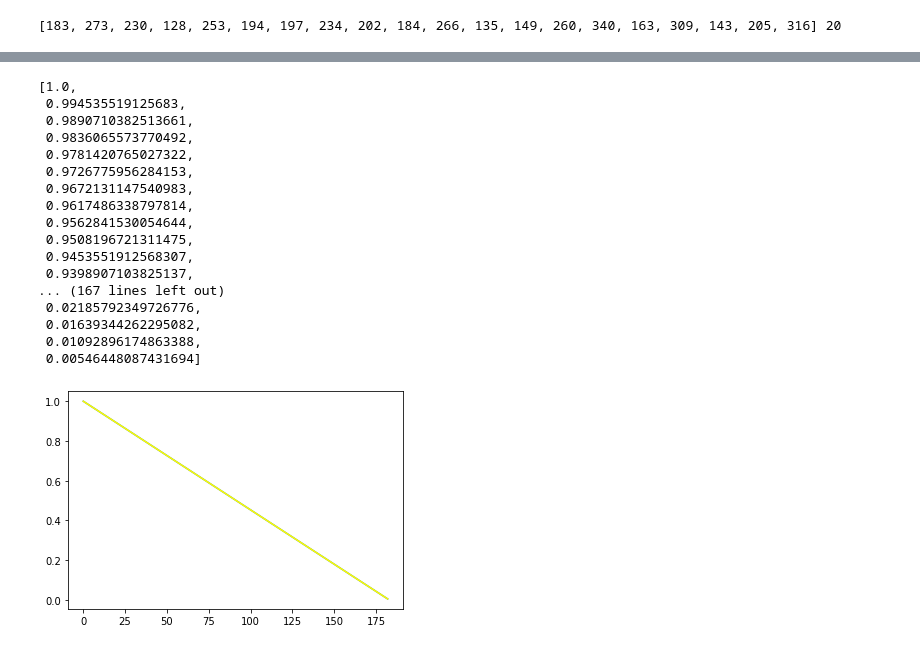
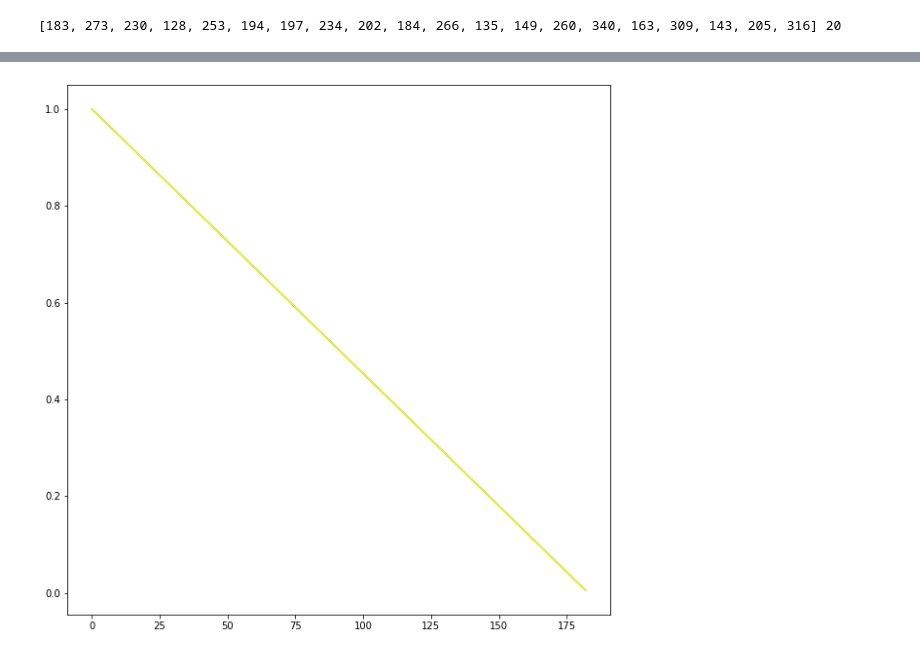
Before and after one commit to erskordi/RL_Reliability, a Jupyter notebook: ddpg_rl_rul.ipynb, the cells around one changed output, grey strips where cells are left out. Drawn from its saved outputs; the diff is of its cells as text; code cells hidden in the pictures.

Commit message:
DDPG results;plots;fixed some errors

```diff
--- a/ddpg_rl_rul.ipynb
+++ b/ddpg_rl_rul.ipynb
@@ -341,20 +349,14 @@ plt.show()
 # %% [markdown]
 ## Evaluate policy
 # %%
-file_path = "CMAPSSData/train_FD002.txt"
-num_settings = 3
-num_sensors = 21
-num_units = 40
-prev_step_units = 240
-step = ""
-
 # Test data
-t_data = DataPrep(file=file_path,
-                num_settings=num_settings,
-                num_sensors=num_sensors,
-                num_units=num_units,
-                prev_step_units=prev_step_units,
-                step=step,
+t_data = DataPrep(file = const.file_path,
+                num_settings = const.num_settings,
+                num_sensors = const.num_sensors,
+                num_units = 20,
+                prev_step_units = 240,
+                step = const.step[2],
                 normalization_type="01")
 
 test_df = t_data.ReadData()
+test_df
@@ -389,10 +395,10 @@ vae = VAE(latent_dim=1,image_size=25)
 env_config = {
     "df": test_df,
     "timestep": 0,
-    "obs_size": num_settings+num_sensors+1,
+    "obs_size": const.num_settings+const.num_sensors+1,
     "engines": num_engines,
     "engine_lives": engine_lives,
-    "decoder_model": vae.load_models(),
+    "decoder_model": decoder,
 }
 
 print("env_config: ", env_config)
@@ -454,43 +435,27 @@ def trained_policy(state, noise_object):
     return np.asarray([np.squeeze(legal_action)])
 # %%
 est_rul = []
+est_sensor1 = []
 state = tf.expand_dims(env.reset(), 0)
 ou_noise = OUActionNoise(mean=np.zeros(1), std_deviation=float(0.0) * np.ones(1))
 action = target_actor(state, training=False).numpy()[0]
 obs, _, _, _ = env.step(action)
 est_rul.append(obs[0])
+est_sensor1.append(obs[5])
 # %%
 for t in range(1,engine_lives[0]):
     action = target_actor(state, training=False).numpy()[0]
     obs, _, _, _ = env.step(action)
     est_rul.append(obs[0])
+    est_sensor1.append(obs[5])
     state = tf.reshape(tf.constant(obs.to_list()),[1,25])
     #print(rew, done)
-# %%
-est_rul
-# %% [output]
-[1.0,
- 0.994535519125683,
- 0.9890710382513661,
- 0.9836065573770492,
- 0.9781420765027322,
- 0.9726775956284153,
- 0.9672131147540983,
- 0.9617486338797814,
- 0.9562841530054644,
- 0.9508196721311475,
- 0.9453551912568307,
- 0.9398907103825137,
-... (167 lines left out)
- 0.02185792349726776,
- 0.01639344262295082,
- 0.01092896174863388,
- 0.00546448087431694]
 # %%
 import matplotlib.pyplot as plt
+plt.rcParams["figure.figsize"] = (10,10)
 
 plt.plot(test_df['NormTime'][:engine_lives[0]])
 plt.plot(est_rul, color='yellow')
 plt.show()
 # %% [output]
-[figure, old version]
+[figure, new version]
```
Also changed, not shown: parts of 13 cells of this notebook, 18 other files.
